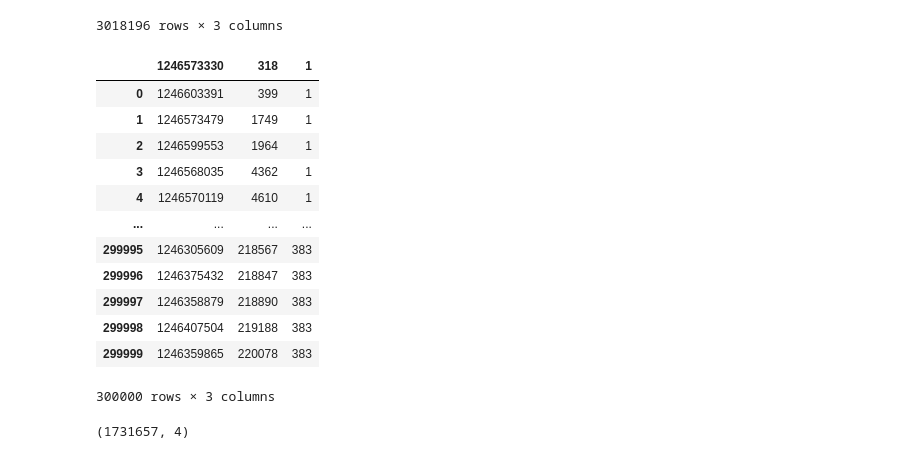
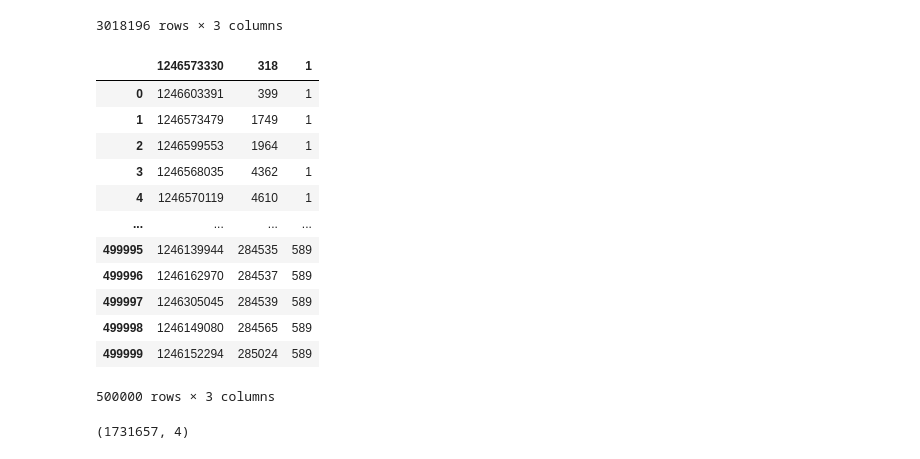
Before and after one commit to Skoyntoyflis/IMINFECTOR, a Jupyter notebook: Data/Digg/healthcare.ipynb, the cells around one changed output. Saved outputs shown, nothing was run; the diff lists cells and outputs as text; code cells hidden in the pictures.

```diff
--- a/Data/Digg/healthcare.ipynb
+++ b/Data/Digg/healthcare.ipynb
@@ -80,25 +80,25 @@ df2
 | 3018195 | 1243922107 | 335802 | 3553 |
 3018196 rows × 3 columns
 # %%
-indexes_to_keep = set(range(df2.shape[0])) - set(range(100000,3018196))
+indexes_to_keep = set(range(df2.shape[0])) - set(range(500000,3018196))
 
 df_sliced = df2.take(list(indexes_to_keep))
 df_sliced.to_csv('digg_votes1_sliced.csv',index=False,sep=",",header=False, quoting=1)
 df_sliced
 # %% [output]
 |  | 1246573330 | 318 | 1 |
 | 0 | 1246603391 | 399 | 1 |
 | 1 | 1246573479 | 1749 | 1 |
 | 2 | 1246599553 | 1964 | 1 |
 | 3 | 1246568035 | 4362 | 1 |
 | 4 | 1246570119 | 4610 | 1 |
 | ... | ... | ... | ... |
-| 299995 | 1246305609 | 218567 | 383 |
-| 299996 | 1246375432 | 218847 | 383 |
-| 299997 | 1246358879 | 218890 | 383 |
-| 299998 | 1246407504 | 219188 | 383 |
-| 299999 | 1246359865 | 220078 | 383 |
+| 499995 | 1246139944 | 284535 | 589 |
+| 499996 | 1246162970 | 284537 | 589 |
+| 499997 | 1246305045 | 284539 | 589 |
+| 499998 | 1246149080 | 284565 | 589 |
+| 499999 | 1246152294 | 285024 | 589 |
-300000 rows × 3 columns
+500000 rows × 3 columns
 # %%
 df1.shape #show dataframe dimensions
 # df2.shape #show dataframe dimensions
```
Also changed, not shown: parts of 1 cell of this notebook, 2 other files.
